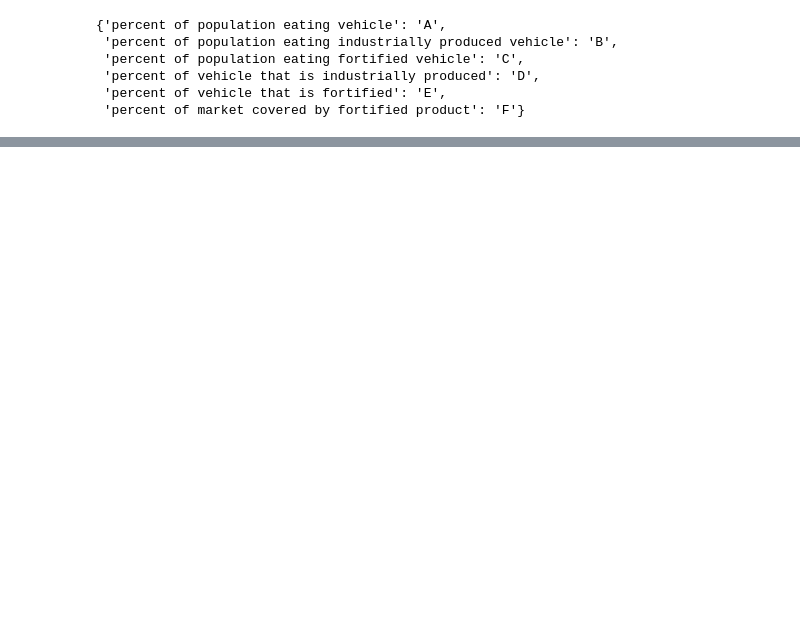
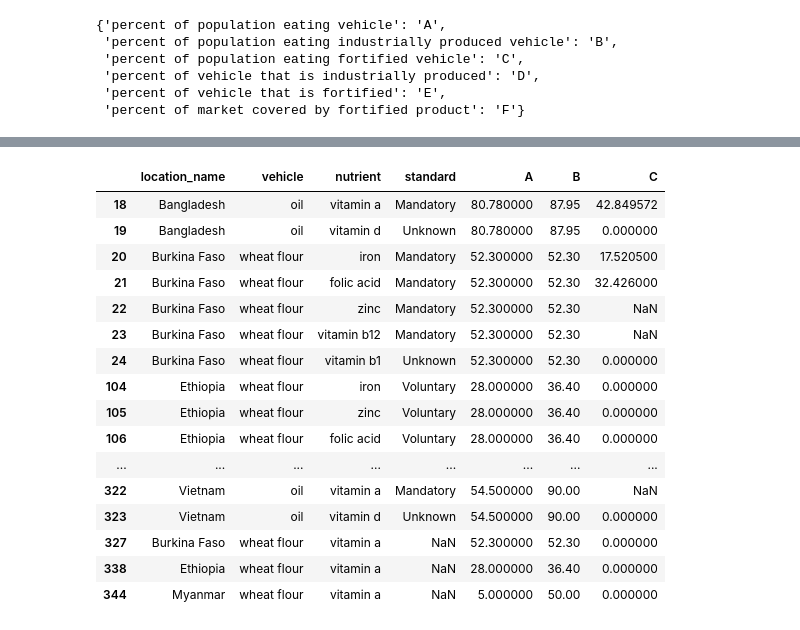
Before and after one commit to ihmeuw/vivarium_research_lsff, a Jupyter notebook: data_prep/gen_outputs/2021_02_04_first_pass_estimate_data_gaps.ipynb, the cells around one changed output, grey strips where cells are left out. Cells and saved outputs as stored; diff of their text form; code cells hidden in the pictures; blank space fills up the shorter version.

```diff
--- a/data_prep/gen_outputs/2021_02_04_first_pass_estimate_data_gaps.ipynb
+++ b/data_prep/gen_outputs/2021_02_04_first_pass_estimate_data_gaps.ipynb
@@ -281,9 +290,9 @@ value_d_codes
  'percent of vehicle that is fortified': 'E',
  'percent of market covered by fortified product': 'F'}
 # %%
-inverse_value_d_codes = {v:k for (k,v) in zip(value_d_codes.keys(),value_d_codes.values())}
-
-output.rename(columns = inverse_value_d_codes, inplace = True)
+# inverse_value_d_codes = {v:k for (k,v) in zip(value_d_codes.keys(),value_d_codes.values())}
+# a
+# output.rename(columns = inverse_value_d_codes, inplace = True)
 # %%
 ## make sure all tuples are still valid
 
@@ -294 +312,21 @@ assert(len(df[[not (x and y) for (x,y) in zip(country_veh_filter,vehicle_nutr_fi
+# %%
+output[(output.A < output.B)]
+# %% [output]
+|  | location_name | vehicle | nutrient | standard | A | B | C |
+| 18 | Bangladesh | oil | vitamin a | Mandatory | 80.780000 | 87.95 | 42.849572 |
+| 19 | Bangladesh | oil | vitamin d | Unknown | 80.780000 | 87.95 | 0.000000 |
+| 20 | Burkina Faso | wheat flour | iron | Mandatory | 52.300000 | 52.30 | 17.520500 |
+| 21 | Burkina Faso | wheat flour | folic acid | Mandatory | 52.300000 | 52.30 | 32.426000 |
+| 22 | Burkina Faso | wheat flour | zinc | Mandatory | 52.300000 | 52.30 | NaN |
+| 23 | Burkina Faso | wheat flour | vitamin b12 | Mandatory | 52.300000 | 52.30 | NaN |
+| 24 | Burkina Faso | wheat flour | vitamin b1 | Unknown | 52.300000 | 52.30 | 0.000000 |
+| 104 | Ethiopia | wheat flour | iron | Voluntary | 28.000000 | 36.40 | 0.000000 |
+| 105 | Ethiopia | wheat flour | zinc | Voluntary | 28.000000 | 36.40 | 0.000000 |
+| 106 | Ethiopia | wheat flour | folic acid | Voluntary | 28.000000 | 36.40 | 0.000000 |
+| ... | ... | ... | ... | ... | ... | ... | ... |
+| 322 | Vietnam | oil | vitamin a | Mandatory | 54.500000 | 90.00 | NaN |
+| 323 | Vietnam | oil | vitamin d | Unknown | 54.500000 | 90.00 | 0.000000 |
+| 327 | Burkina Faso | wheat flour | vitamin a | NaN | 52.300000 | 52.30 | 0.000000 |
+| 338 | Ethiopia | wheat flour | vitamin a | NaN | 28.000000 | 36.40 | 0.000000 |
+| 344 | Myanmar | wheat flour | vitamin a | NaN | 5.000000 | 50.00 | 0.000000 |
 # %%
```
Also changed, not shown: parts of 8 cells of this notebook, 6 other files.
